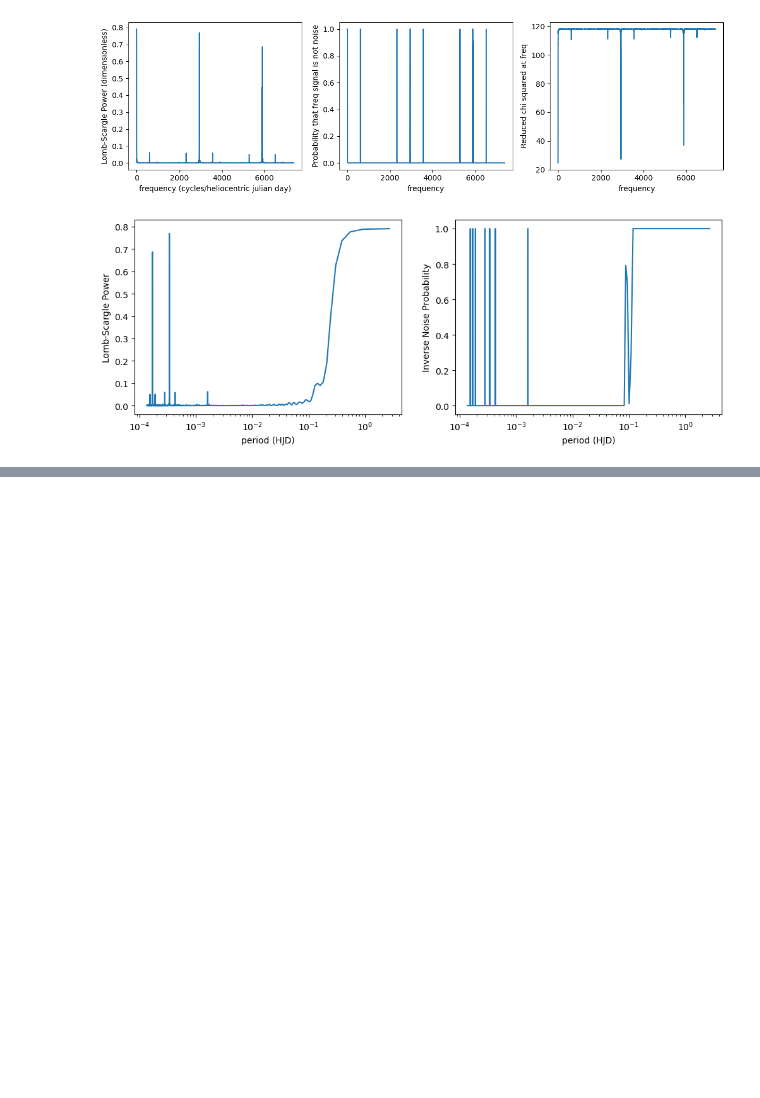
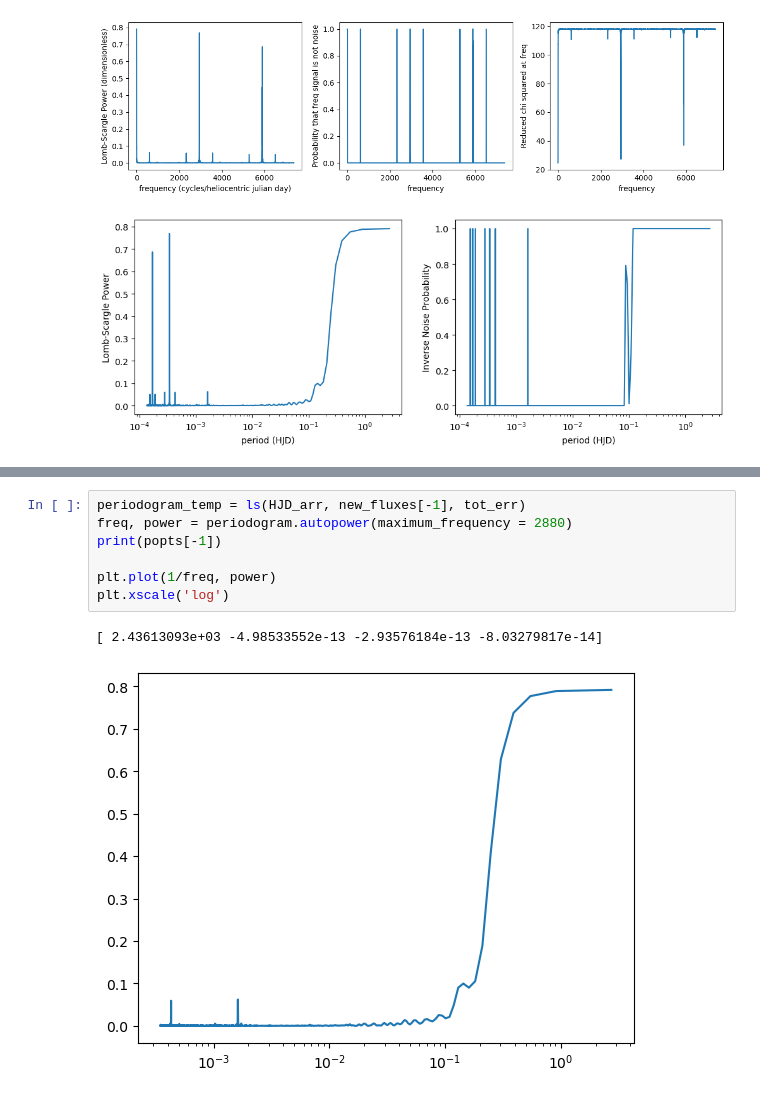
Before and after one commit to thomasnguyen21/astr302_pulsating_star, a Jupyter notebook: photometry.ipynb, the cells around one changed output, grey strips where cells are left out. Drawn from its saved outputs; the diff is of its cells as text; blank space fills up the shorter version.

```diff
--- a/photometry.ipynb
+++ b/photometry.ipynb
@@ -312,0 +397,10 @@ The hypothetical cutoff frequency based on our integration time is 0.00020833333
+# %%
+periodogram_temp = ls(HJD_arr, new_fluxes[-1], tot_err)
+freq, power = periodogram.autopower(maximum_frequency = 2880)
+print(popts[-1])
+
+plt.plot(1/freq, power)
+plt.xscale('log')
+# %% [output]
+[ 2.43613093e+03 -4.98533552e-13 -2.93576184e-13 -8.03279817e-14]
+[figure, added]
```
Also changed, not shown: parts of 4 cells of this notebook.
